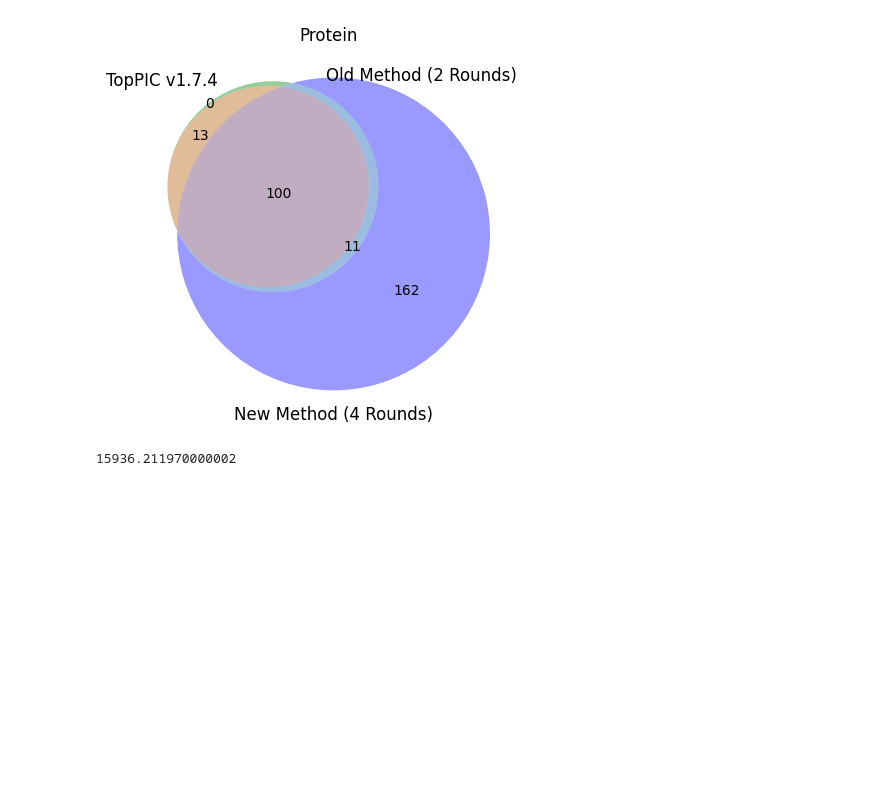
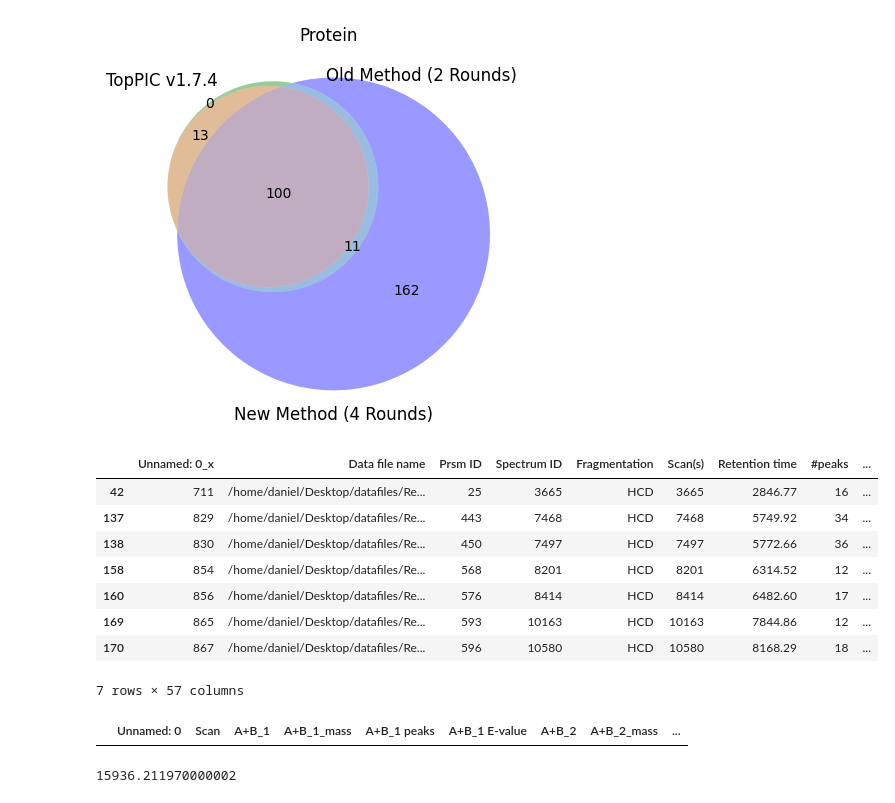
Before and after one commit to todanielwang/TopMPI, a Jupyter notebook: notebook.ipynb, the cells around one changed output. Drawn from its saved outputs; the diff is of its cells as text; code cells hidden in the pictures; blank space fills up the shorter version.

```diff
--- a/notebook.ipynb
+++ b/notebook.ipynb
@@ -951,6 +946,83 @@ plt.title("Protein")
 plt.savefig("Protein", dpi=300)
 # %% [output]
 [figure]
+# %%
+import pandas as pd
+import seaborn as sns
+import matplotlib.pyplot as plt
+import numpy as np
+
+
+newproteins = pd.read_csv("/home/daniel/Desktop/datafiles/RealData/ecoli/DDA/20231215_ecoli_400ng/MSDeplex/NewProtein.csv", sep="\t")
+
+totalresult = pd.read_csv("/home/daniel/Desktop/datafiles/RealData/ecoli/DDA/20231215_ecoli_400ng/MSDeplex/Result_resolved.tsv", sep="\t")
+
+newproteins["Round"] = 0
+
+newproteins.loc[0:34, "Round"] = 1
+
+newproteins.loc[35:, "Round"] = 2
+
+df = newproteins.merge(totalresult, how="left", left_on="Scan(s)", right_on="Scan")
+
+df[(df["Round"] == 2) & (df["choice"] == "A") & (df["Protein accession"] == df["A+B_2"]) & (df["E-value"] > 0.0001) & (df["A+B_2 E-value"] < 0.1)]
+
+# evalues = []
+# for idx, row in df.iterrows():
+#     if (row["Round"] == 1) and (row["choice"] == "A"):
+#         evalues.append((row["E-value"], row["A+B_1 E-value"]))
+#     elif (row["Round"] == 2) and (row["choice"] == "A"):
+#         evalues.append((row["E-value"], row["A+B_2 E-value"]))
+#     elif (row["Round"] == 1) and (row["choice"] == "B"):
+#         evalues.append((row["E-value"], row["B+A_1 E-value"]))
+#     elif (row["Round"] == 2) and (row["choice"] == "B"):
+#         evalues.append((row["E-value"], row["B+A_1 E-value"]))
+
+# print(evalues)
+
+# x, y = zip(*evalues)
+
+# max_val = max(max(x), max(y))
+# min_val = min(min(x), min(y))
+# plt.xlim(min_val, max_val)
+# plt.ylim(min_val, max_val)
+
+# plt.xscale('log')
+# plt.yscale('log')
+
+# # Create a scatter plot
+# plt.scatter(x, y)
+
+# plt.axhline(y=0.01, color='r', linestyle='-', label='y=0.01')
+# plt.axvline(x=0.01, color='r', linestyle='-', label='x=0.01')
+
+# # Adding titles and labels
+# plt.title('E-values of the New Proteins')
+# plt.xlabel('After Recalculations')
+# plt.ylabel('Before Recalculations')
+
+#     # Show the plot
+# plt.show()
+# %% [output]
+|  | Unnamed: 0_x | Data file name | Prsm ID | Spectrum ID | Fragmentation | Scan(s) | Retention time | #peaks | ... |
+| 42 | 711 | /home/daniel/Desktop/datafiles/Re... | 25 | 3665 | HCD | 3665 | 2846.77 | 16 | ... |
+| 137 | 829 | /home/daniel/Desktop/datafiles/Re... | 443 | 7468 | HCD | 7468 | 5749.92 | 34 | ... |
+| 138 | 830 | /home/daniel/Desktop/datafiles/Re... | 450 | 7497 | HCD | 7497 | 5772.66 | 36 | ... |
+| 158 | 854 | /home/daniel/Desktop/datafiles/Re... | 568 | 8201 | HCD | 8201 | 6314.52 | 12 | ... |
+| 160 | 856 | /home/daniel/Desktop/datafiles/Re... | 576 | 8414 | HCD | 8414 | 6482.60 | 17 | ... |
+| 169 | 865 | /home/daniel/Desktop/datafiles/Re... | 593 | 10163 | HCD | 10163 | 7844.86 | 12 | ... |
+| 170 | 867 | /home/daniel/Desktop/datafiles/Re... | 596 | 10580 | HCD | 10580 | 8168.29 | 18 | ... |
+7 rows × 57 columns
+# %%
+import read_msalign
+
+spec_list = read_msalign.read_spec_file("/home/daniel/Desktop/datafiles/RealData/ecoli/DDA/20231215_ecoli_400ng/MSDeplex/A_ms2.msalign")
+
+for spec in spec_list:
+    if len(spec.header.pre_mz_list) == 1:
+        print(spec.header.spec_scan)
+# %% [output]
+|  | Unnamed: 0 | Scan | A+B_1 | A+B_1_mass | A+B_1 peaks | A+B_1 E-value | A+B_2 | A+B_2_mass | ... |
 # %%
 import read_msalign
 
```
Also changed, not shown: parts of 1 cell of this notebook, 2 other files.
